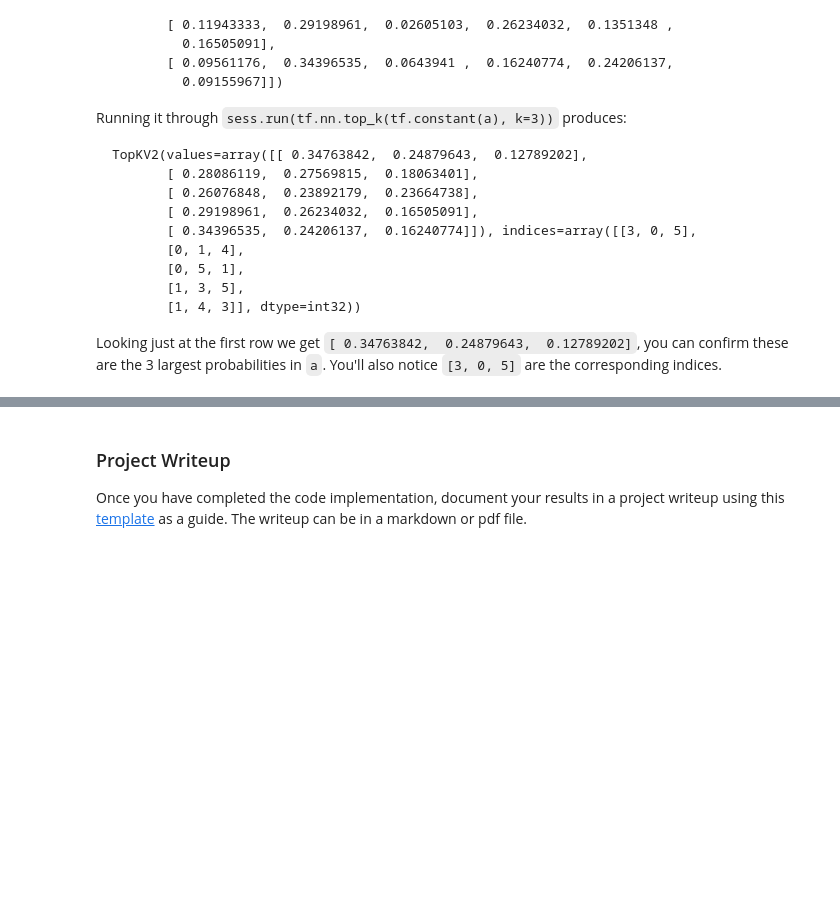
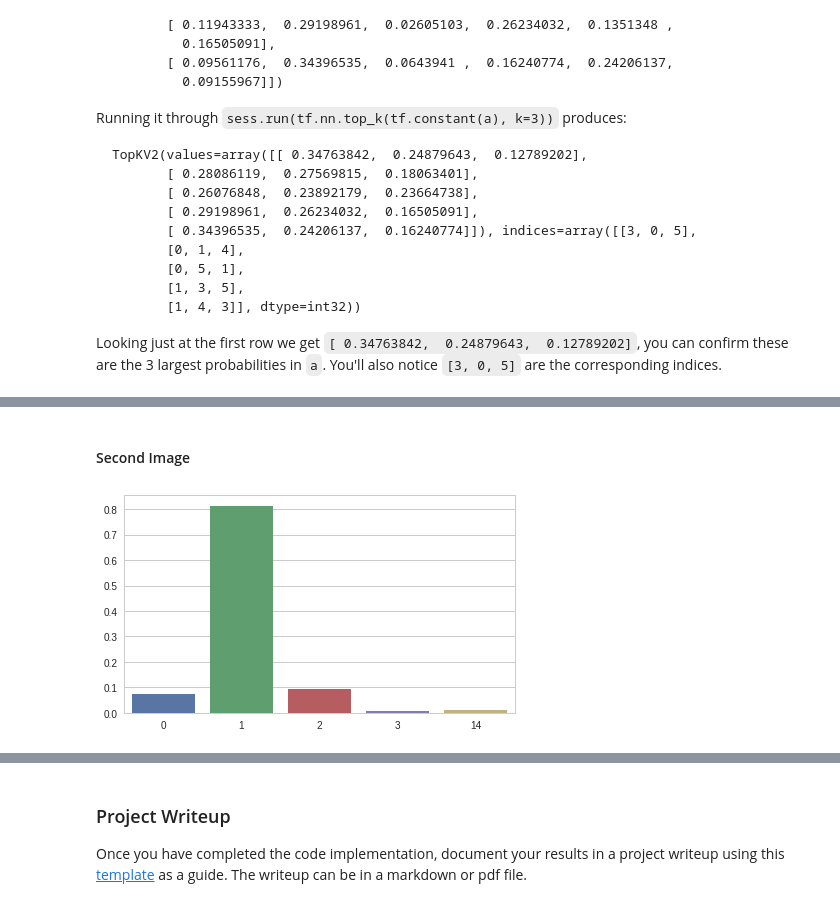
Before and after one commit to ruleva1983/udacity-selfdrivingcar, a Jupyter notebook: term1/traffic_sign/Traffic_Sign_Classifier.ipynb, the cells around one changed output, grey strips where cells are left out. Drawn from its saved outputs; the diff is of its cells as text; code cells hidden in the pictures; blank space fills up the shorter version.

```diff
--- a/term1/traffic_sign/Traffic_Sign_Classifier.ipynb
+++ b/term1/traffic_sign/Traffic_Sign_Classifier.ipynb
@@ -375,0 +679,6 @@ Looking just at the first row we get `[ 0.34763842,  0.24879643,  0.12789202]`,
+# %% [markdown]
+#### Second Image
+# %%
+bar_plot_softmax(1)
+# %% [output]
+[figure, added]
```
Also changed, not shown: parts of 40 cells of this notebook, 6 other files.
